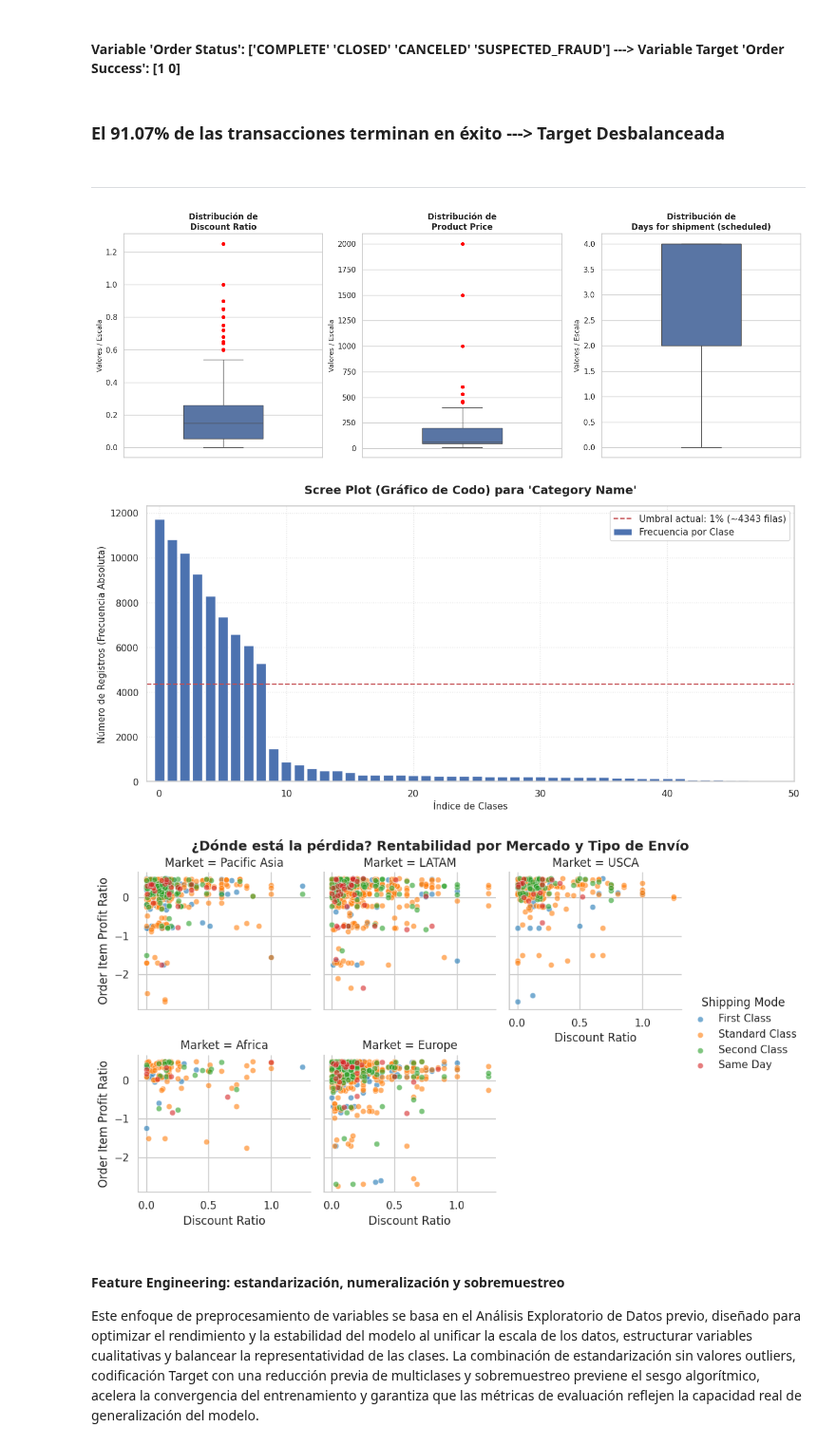
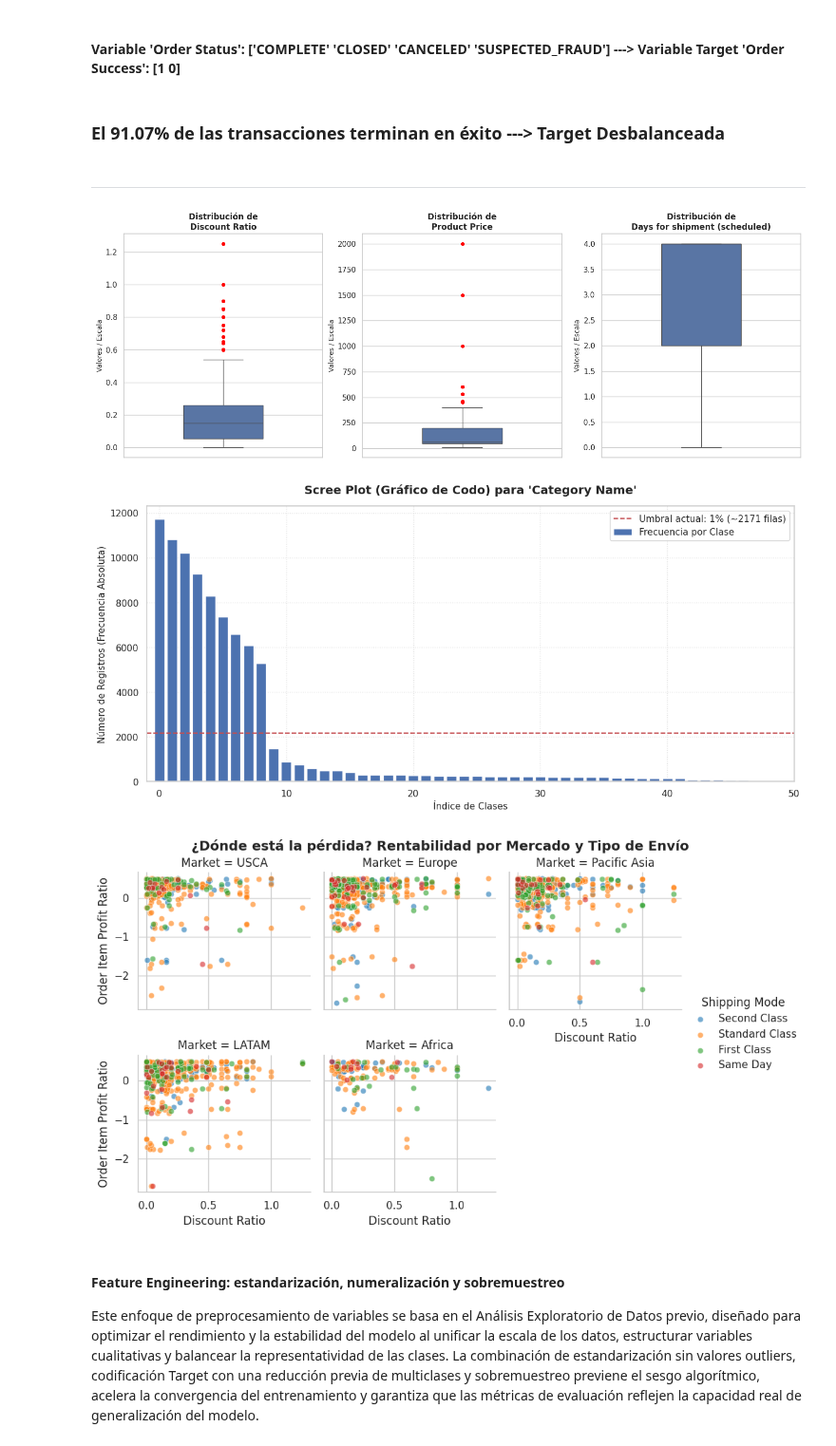
Before and after one commit to genagithub/proyecto-4, a Jupyter notebook: risk_scoring.ipynb, the cells around one changed output. Shown at 95% size. Drawn from its saved outputs; the diff is of its cells as text; code cells hidden in the pictures.

```diff
--- a/risk_scoring.ipynb
+++ b/risk_scoring.ipynb
@@ -19,7 +19,7 @@ from sklearn.neighbors import KNeighborsClassifier
 from sklearn.ensemble import BaggingClassifier
 
 
-df_original = pd.read_csv("data/commercial_planning.csv", encoding="latin-1")
+df_original = pd.read_csv("/content/commercial_planning.csv", encoding="latin-1")
 
 display(Markdown("### Estructura y consistencia de los datos"))
 info_df = pd.DataFrame({
@@ -57,7 +57,7 @@ success_counts = df_original["Order Success"].value_counts(normalize=True) * 100
 display(Markdown(f"### El {success_counts[1]:.2f}% de las transacciones terminan en éxito ---> Target Desbalanceada"))
 display(Markdown("-" * 70))
 
-numeric_vars = ["Discount Ratio","Product Price","Days for shipment (scheduled)"]
+numeric_vars = ["Discount Ratio", "Product Price", "Days for shipment (scheduled)"]
 
 fig, axes = plt.subplots(nrows=1, ncols=3, figsize=(18, 6))
 sns.set_theme(style="whitegrid")
@@ -75,36 +75,36 @@ percentages = df_original["Category Name"].value_counts(normalize=True)
 
 df_plot = pd.DataFrame({
     "Class": counts.index,
     "Frecuency": counts.values,
     "Percentage": percentages.values
 }).reset_index(drop=True)
 
 plt.figure(figsize=(14, 6))
 sns.set_theme(style="whitegrid")
 plt.bar(df_plot.index, df_plot["Frecuency"], color="b", label="Frecuencia por Clase")
 
-umbral = df_original.shape[0] * 0.05
+umbral = df_original.shape[0] * 0.025
 plt.axhline(y=umbral, color="r", linestyle="--", linewidth=1.5, label=f"Umbral actual: 1% (~{int(umbral)} filas)")
 
 plt.title("Scree Plot (Gráfico de Codo) para 'Category Name'", fontsize=14, fontweight="bold", pad=15)
 plt.xlabel("Índice de Clases", fontsize=11)
 plt.ylabel("Número de Registros (Frecuencia Absoluta)", fontsize=11)
 plt.xlim(-1, len(df_plot))
 plt.grid(True, linestyle=':', alpha=0.6)
 plt.legend(fontsize=11, loc='upper right')
 
 grid = sns.FacetGrid(df_original.sample(min(2000, len(df_original))), col="Market", hue="Shipping Mode", palette="tab10", col_wrap=3)
 grid.map(sns.scatterplot, "Discount Ratio", "Order Item Profit Ratio", alpha=0.6)
 grid.add_legend()
 grid.fig.subplots_adjust(top=0.9)
 grid.fig.suptitle("¿Dónde está la pérdida? Rentabilidad por Mercado y Tipo de Envío", fontsize=14, fontweight="bold")
 plt.show()
 # %% [output]
 ### El 91.07% de las transacciones terminan en éxito ---> Target Desbalanceada
 ----------------------------------------------------------------------
 [figure]
-[figure, old version]
+[figure, new version]
-[figure, old version]
+[figure, new version]
 # %% [markdown]
 #### Feature Engineering: estandarización, numeralización y sobremuestreo
 Este enfoque de preprocesamiento de variables se basa en el Análisis Exploratorio de Datos previo, diseñado para optimizar el rendimiento y la estabilidad del modelo al unificar la escala de los datos, estructurar variables cualitativas y balancear la representatividad de las clases. La combinación de estandarización sin valores outliers, codificación Target con una reducción previa de multiclases y sobremuestreo previene el sesgo algorítmico, acelera la convergencia del entrenamiento y garantiza que las métricas de evaluación reflejen la capacidad real de generalización del modelo.
```
Also changed, not shown: parts of 2 cells of this notebook.
